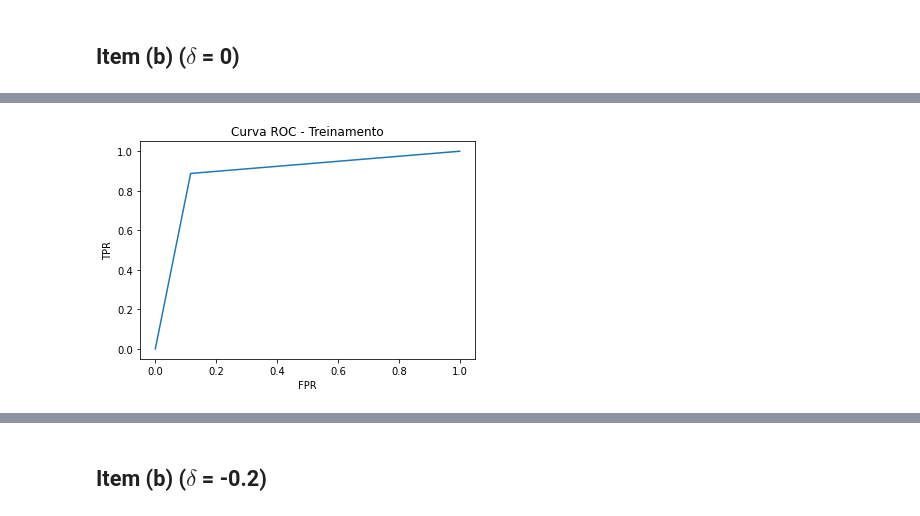
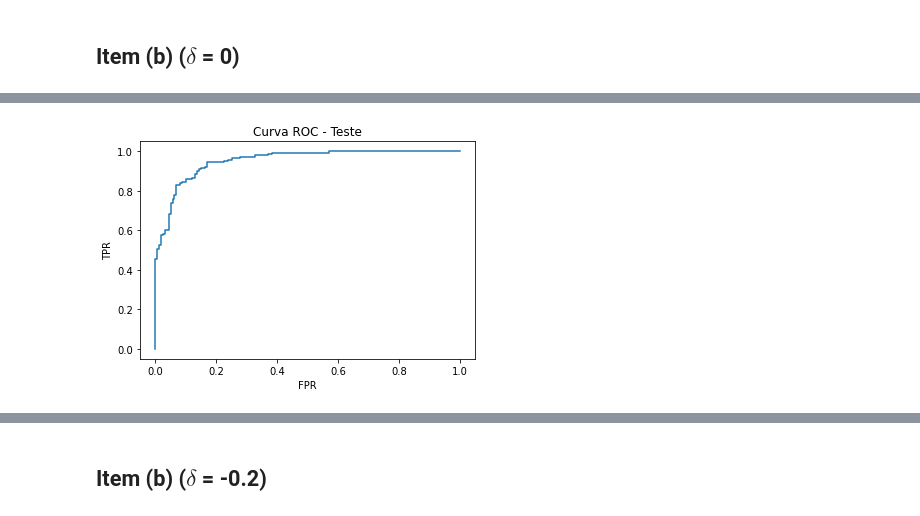
Before and after one commit to julianovale/PO450, a Jupyter notebook: Semana07_PO450_Atividade05.ipynb, the cells around one changed output, grey strips where cells are left out. Saved outputs shown, nothing was run; the diff lists cells and outputs as text; code cells hidden in the pictures.

```diff
--- a/Semana07_PO450_Atividade05.ipynb
+++ b/Semana07_PO450_Atividade05.ipynb
@@ -144,11 +157,11 @@ FNR =  0.11764705882352941
 # %%
 # Curva ROC
 
-fpr, tpr, thresholds = roc_curve(d_train, d_hat_train)
+fpr, tpr, thresholds = roc_curve(d_test, y_hat_test)
 
 plt.plot(fpr, tpr)
-plt.title("Curva ROC - Treinamento")
+plt.title("Curva ROC - Teste")
 plt.xlabel("FPR")
 plt.ylabel("TPR");
 # %% [output]
-[figure, old version]
+[figure, new version]
```
Also changed, not shown: parts of 26 cells of this notebook.
